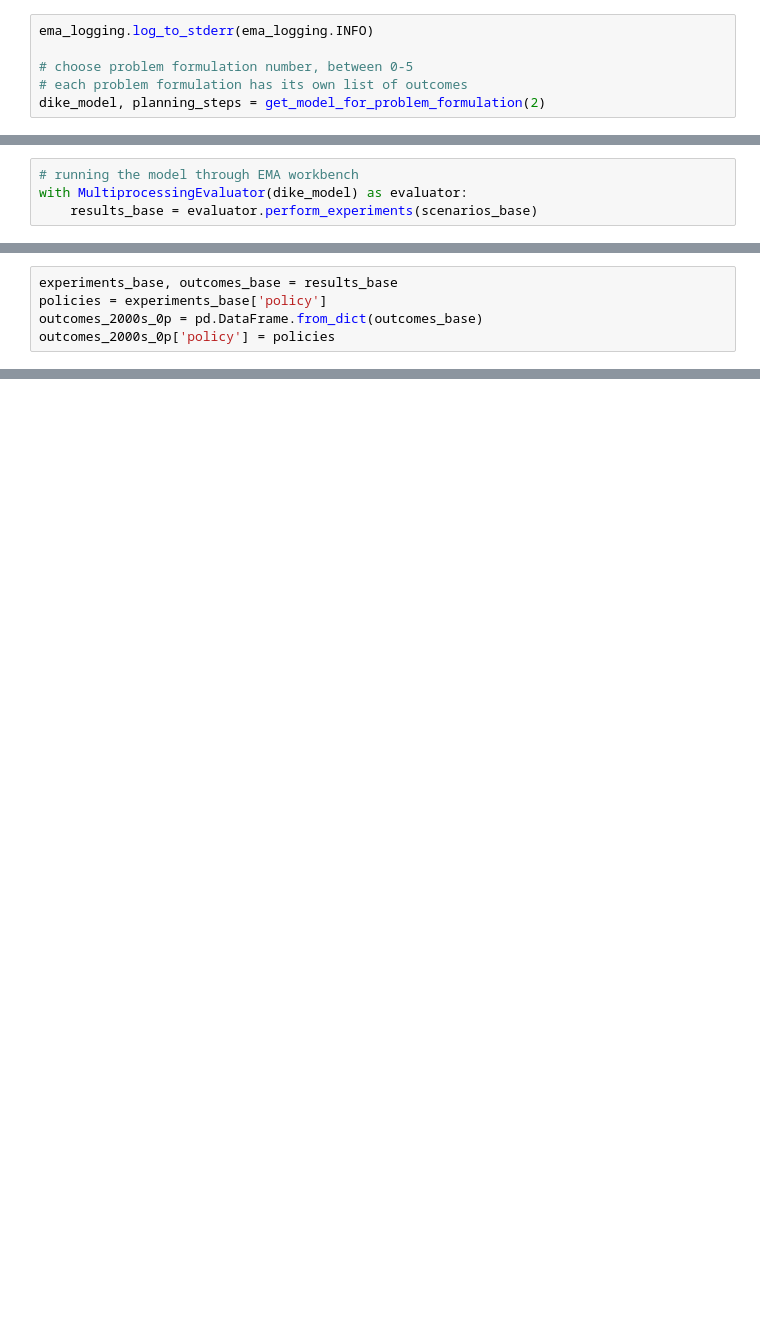
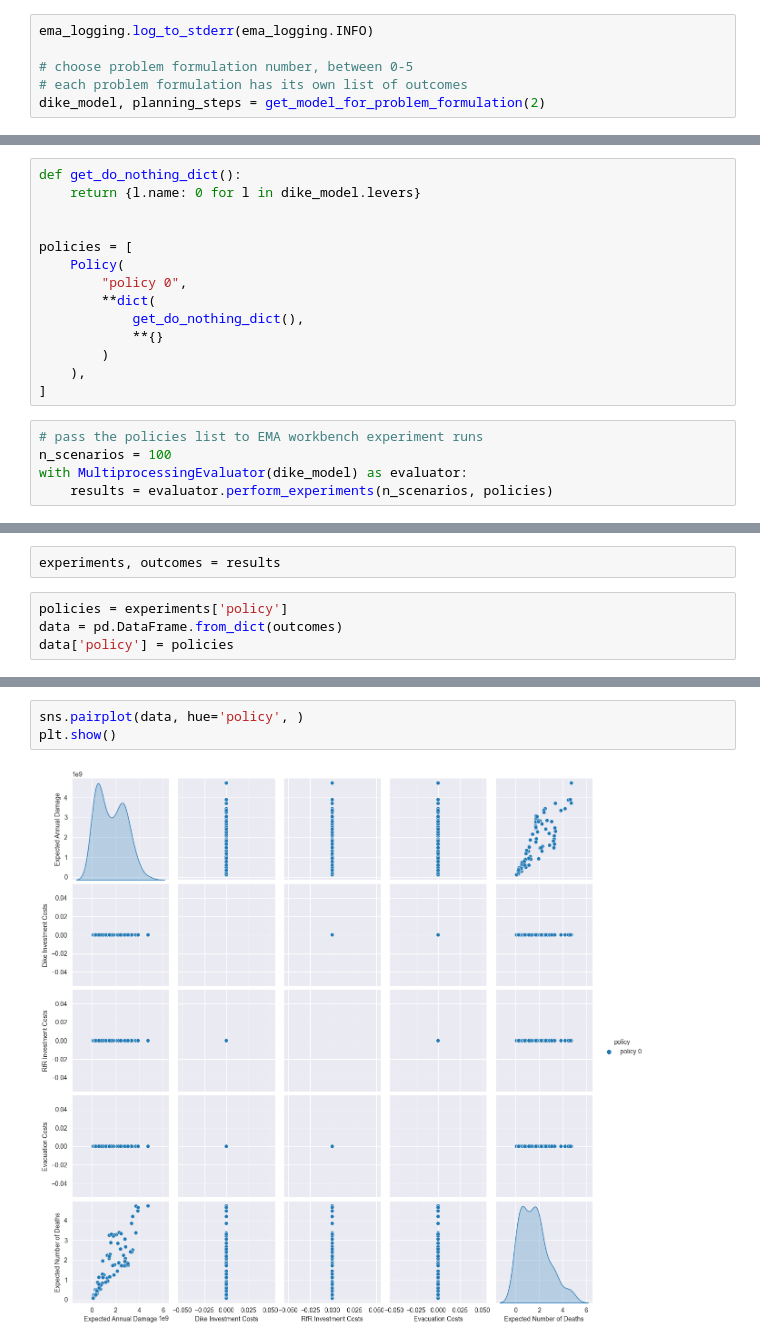
Before and after one commit to BRtudelft/Group1_EPA1361_Model-based_Decision-making, a Jupyter notebook: MORDM_1_problem_formulation.ipynb, the cells around one changed output, grey strips where cells are left out. Cells and saved outputs as stored; diff of their text form; blank space fills up the shorter version.

```diff
--- a/MORDM_1_problem_formulation.ipynb
+++ b/MORDM_1_problem_formulation.ipynb
@@ -47,6 +29,21 @@ scenarios_base = 2000
+# %%
+def get_do_nothing_dict():
+    return {l.name: 0 for l in dike_model.levers}
+
+
+policies = [
+    Policy(
+        "policy 0",
+        **dict(
+            get_do_nothing_dict(),
+            **{}
+        )
+    ),
+]
 # %%
-# running the model through EMA workbench
+# pass the policies list to EMA workbench experiment runs
+n_scenarios = 100
 with MultiprocessingEvaluator(dike_model) as evaluator:
-    results_base = evaluator.perform_experiments(scenarios_base)
+    results = evaluator.perform_experiments(n_scenarios, policies)
 # %% [output]
 [MainProcess/INFO] pool started with 12 workers
@@ -56,5 +53,6 @@ Results 2000 scenarios / 5 policies (saved to csv)
+# %%
+experiments, outcomes = results
 # %%
-experiments_base, outcomes_base = results_base
-policies = experiments_base['policy']
-outcomes_2000s_0p = pd.DataFrame.from_dict(outcomes_base)
-outcomes_2000s_0p['policy'] = policies
+policies = experiments['policy']
+data = pd.DataFrame.from_dict(outcomes)
+data['policy'] = policies
@@ -140,0 +75,5 @@ Results 2000 scenarios / 5 policies (saved to csv)
+# %%
+sns.pairplot(data, hue='policy', )
+plt.show()
+# %% [output]
+[figure, added]
```
Also changed, not shown: parts of 27 cells of this notebook, 1 other file.
